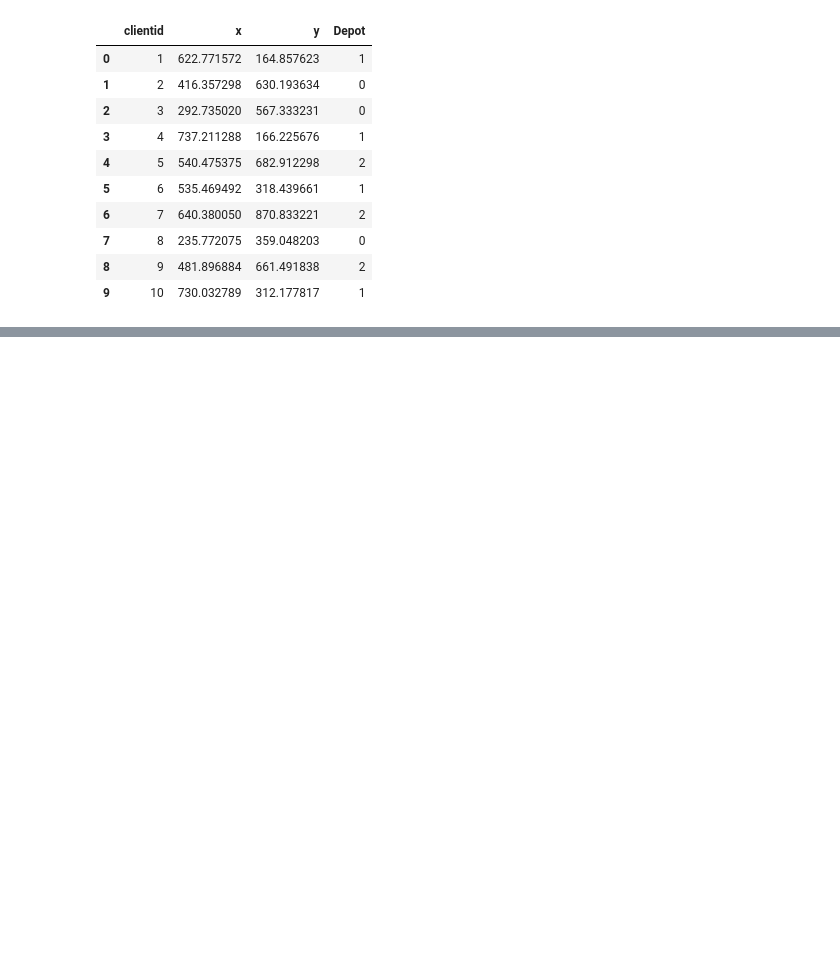
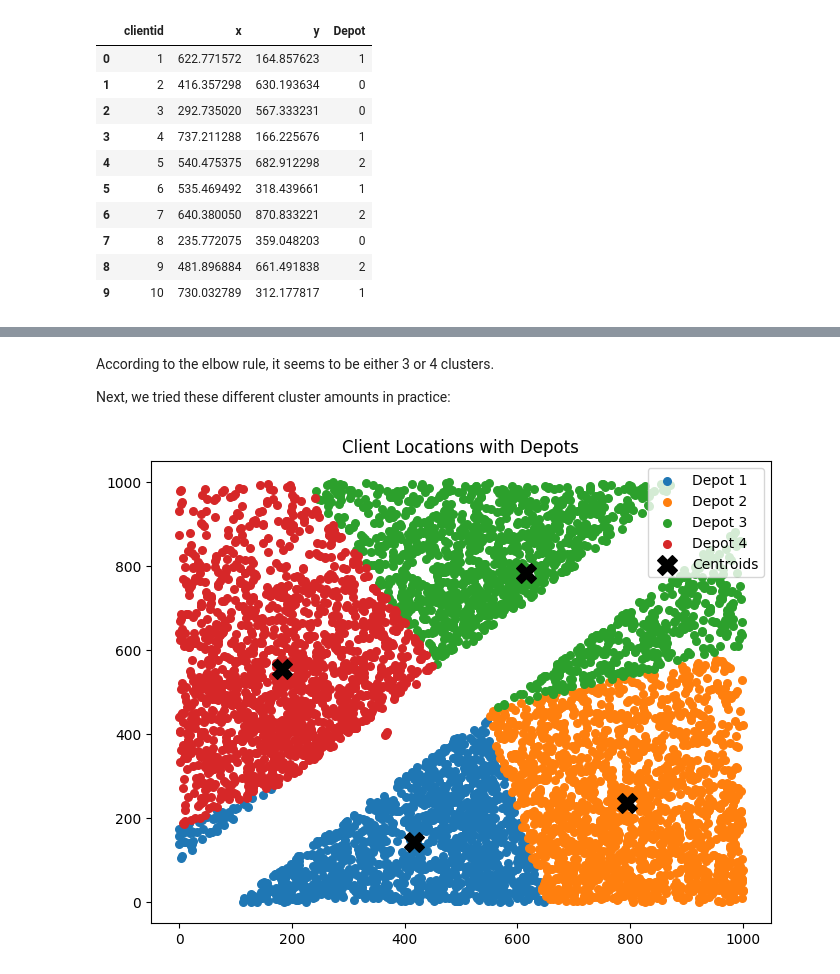
Before and after one commit to samuelms123/ML-tasks, a Jupyter notebook: task5/task5-pipeline.ipynb, the cells around one changed output, grey strips where cells are left out. Cells and saved outputs as stored; diff of their text form; code cells hidden in the pictures; blank space fills up the shorter version.

```diff
--- a/task5/task5-pipeline.ipynb
+++ b/task5/task5-pipeline.ipynb
@@ -131,0 +150,11 @@ cust_df.head(10)
+# %% [markdown]
+According to the elbow rule, it seems to be either 3 or 4 clusters.
+
+Next, we tried these different cluster amounts in practice:
+# %%
+# With 4 clusters
+kmeans.n_clusters = 4
+kmeans.fit(cust_df[['x', 'y']])
+plot_kmeans(4)
+# %% [output]
+[figure, added]
```
Also changed, not shown: parts of 9 cells of this notebook.
